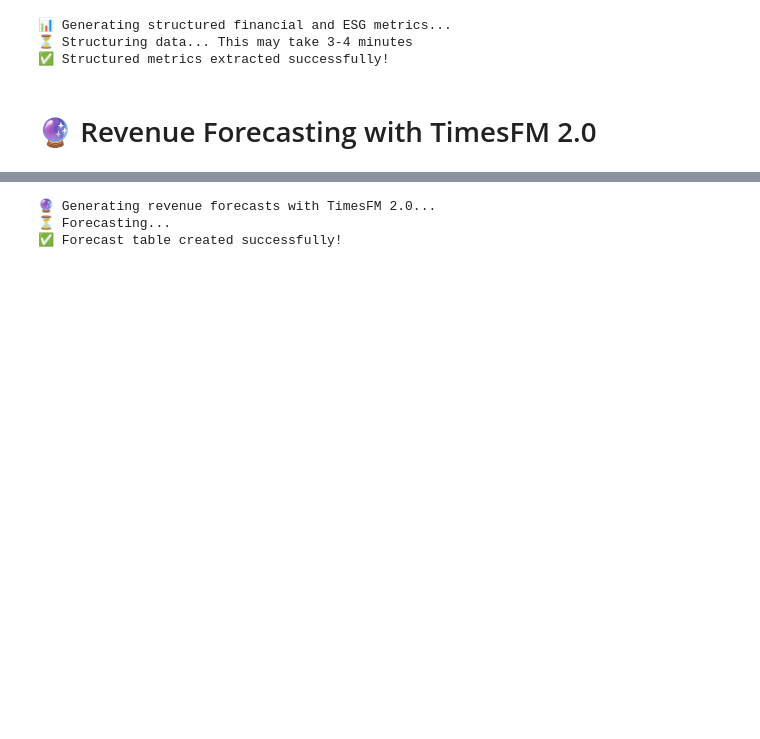
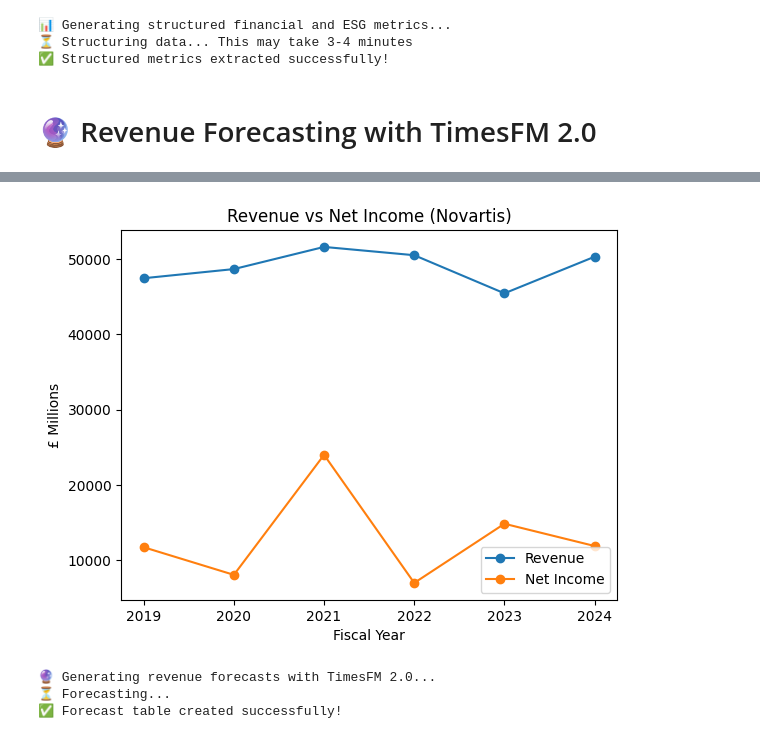
Before and after one commit to deepavn7/bq_ai_google_hackathon, a Jupyter notebook: process_reports.ipynb, the cells around one changed output, grey strips where cells are left out. Cells and saved outputs as stored; diff of their text form; code cells hidden in the pictures; blank space fills up the shorter version.

Commit message:
v6 with plots

```diff
--- a/process_reports.ipynb
+++ b/process_reports.ipynb
@@ -64,7 +64,9 @@ RAW_TABLE_ID="all_reports_ai_text_raw"   # the output text that gets extracted b
 CURATED_TABLE_ID="all_reports_ai_text_curated" # response_text extracted from JSON output
 CURATED2_TABLE_ID="all_reports_ai_text_curated2" # the output text that gets extracted based on prmpt - using AI.GENERATE (An alternate way - for comparison)
 
-FINAL_TABLE_ID="all_reports_ai_text_final" # format the output from the curated table
+FINAL_TABLE_ID="all_reports_ai_text_final" # output metrics info from the curated table - using AI.GENERATE_TABLE
+
+METRICS_TABLE_ID = "all_reports_metrics"  # format the output final table
 FORECAST_TABLE_ID="all_reports_forecast" # forecast table from the formatted-output
 
 QUALIFIED_CLOUD_RES_CONN = f"{PROJECT_ID}.{PROJECT_LOCATION}.{CLOUD_RES_CONN}"
@@ -75,6 +77,8 @@ QUALIFIED_RAW_TABLE_ID= f"{PROJECT_ID}.{DATASET_ID}.{RAW_TABLE_ID}"
 QUALIFIED_CURATED_TABLE_ID= f"{PROJECT_ID}.{DATASET_ID}.{CURATED_TABLE_ID}"
 QUALIFIED_CURATED2_TABLE_ID= f"{PROJECT_ID}.{DATASET_ID}.{CURATED2_TABLE_ID}"
 
+QUALIFIED_METRICS_TABLE_ID= f"{PROJECT_ID}.{DATASET_ID}.{METRICS_TABLE_ID}"
+
 QUALIFIED_FINAL_TABLE_ID= f"{PROJECT_ID}.{DATASET_ID}.{FINAL_TABLE_ID}"
 QUALIFIED_FORECAST_TABLE_ID= f"{PROJECT_ID}.{DATASET_ID}.{FORECAST_TABLE_ID}"
 
@@ -83,6 +87,11 @@ MODEL_NAME="gemini_model_25pro"
 QUALIFIED_MODEL_ID=f"{PROJECT_ID}.{DATASET_ID}.{MODEL_NAME}"
 
 DATA_FILES_PATH="gs://report_insights"
+
+
+# --- Bigframes setup ---
+bpd.options.bigquery.project = PROJECT_ID
+bpd.options.bigquery.location = PROJECT_LOCATION
 # %% [markdown]
 # 🏗️ Project Configuration
 # %%
@@ -556,3 +725,19 @@ except Exception as e:
+# %%
+df_company = df[
+    (df["company_name"].str.lower() == "novartis") &
+    (df["report_type"].str.lower() == "annual")
+]
+df_company = df_company.sort_values("fiscal_year")
+
+plt.plot(df_company["fiscal_year"], df_company["revenue_millions"], marker="o", label="Revenue")
+plt.plot(df_company["fiscal_year"], df_company["net_income_millions"], marker="o", label="Net Income")
+plt.xlabel("Fiscal Year")
+plt.ylabel("£ Millions")
+plt.title("Revenue vs Net Income (Novartis)")
+plt.legend()
+plt.show()
+# %% [output]
+[figure, added]
 # %%
 
 print("🔮 Generating revenue forecasts with TimesFM 2.0...")
```
Also changed, not shown: parts of 4 cells of this notebook.
